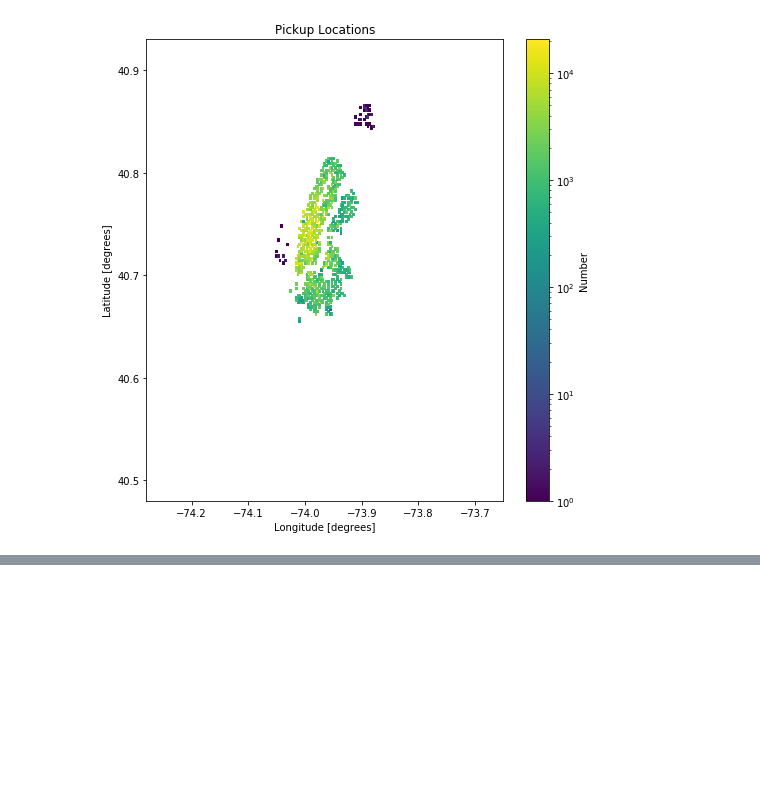
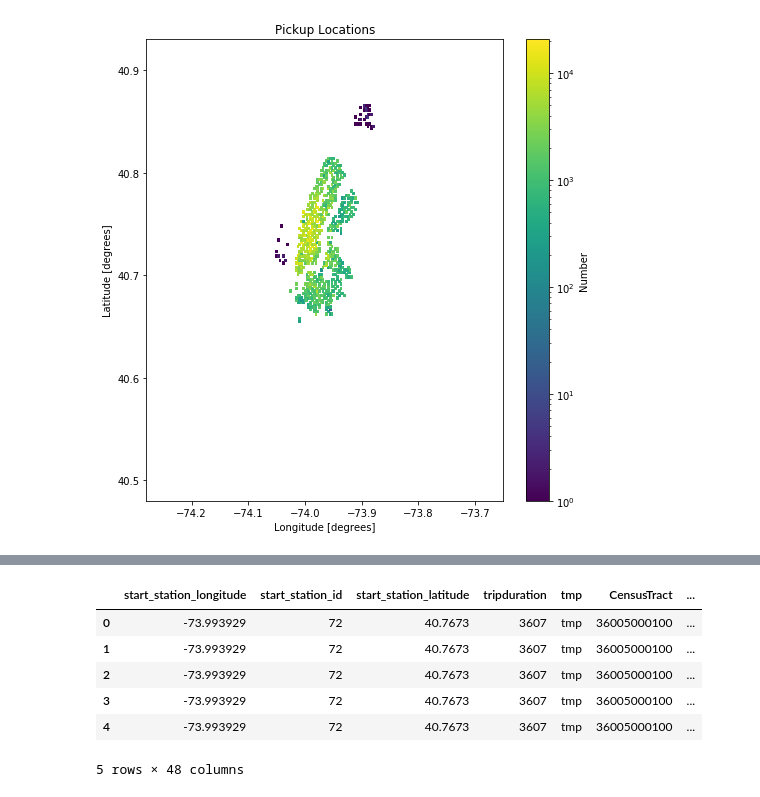
Before and after one commit to amyscott303/Thinkful, a Jupyter notebook: NY.ipynb, the cells around one changed output, grey strips where cells are left out. Saved outputs shown, nothing was run; the diff lists cells and outputs as text; code cells hidden in the pictures; blank space fills up the shorter version.

```diff
--- a/NY.ipynb
+++ b/NY.ipynb
@@ -406,0 +426,15 @@ plt.show()
+# %%
+lat1 = pd.to_numeric(NY_bike["start_station_latitude"],errors='coerce').apply(radians)
+lon1 = pd.to_numeric(NY_bike["start_station_longitude"],errors='coerce').apply(radians)
+lat2 = pd.to_numeric(NY_bike["Latitude"],errors='coerce').apply(radians)
+lon2 = pd.to_numeric(NY_bike["Longitude"],errors='coerce').apply(radians)
+
+dlon = lon2 - lon1
+dlat = lat2 - lat1
+
+R = 6373.0
+
+a = np.sin(dlat/2)**2 + np.cos(lat1) * np.cos(lat2) * np.sin(dlon/2)**2
+c = 2 * np.arctan2(np.sqrt(a), np.sqrt(1 - a))
+
+NY_bike['borough_distance'] = R * c
@@ -406,0 +453,11 @@ plt.show()
+# %%
+NY_bike['borough_distance'] = "borough_distance"
+NY_bike.head()
+# %% [output]
+|  | start_station_longitude | start_station_id | start_station_latitude | tripduration | tmp | CensusTract | ... |
+| 0 | -73.993929 | 72 | 40.7673 | 3607 | tmp | 36005000100 | ... |
+| 1 | -73.993929 | 72 | 40.7673 | 3607 | tmp | 36005000100 | ... |
+| 2 | -73.993929 | 72 | 40.7673 | 3607 | tmp | 36005000100 | ... |
+| 3 | -73.993929 | 72 | 40.7673 | 3607 | tmp | 36005000100 | ... |
+| 4 | -73.993929 | 72 | 40.7673 | 3607 | tmp | 36005000100 | ... |
+5 rows × 48 columns
```
Also changed, not shown: parts of 14 cells of this notebook.
